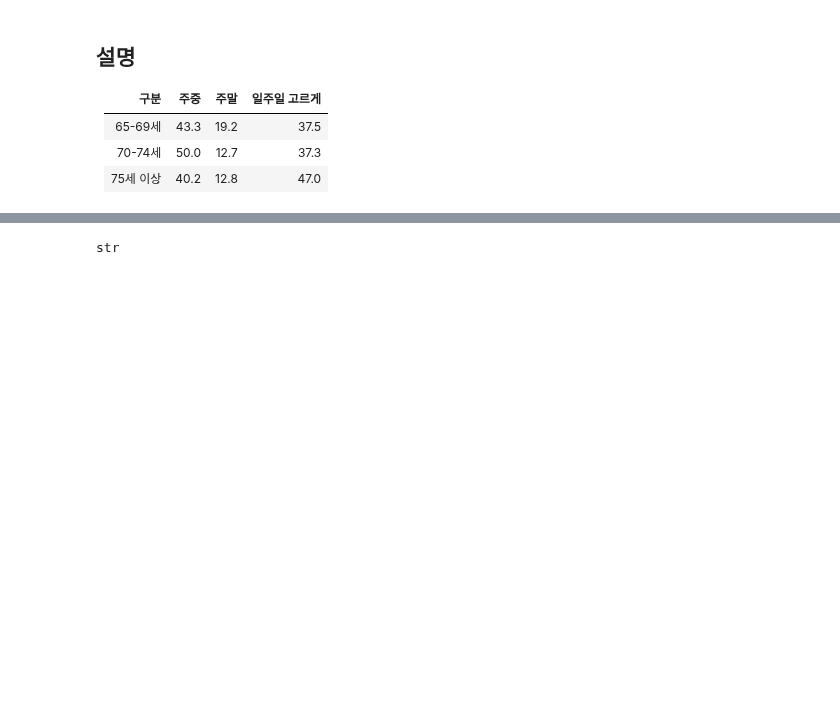
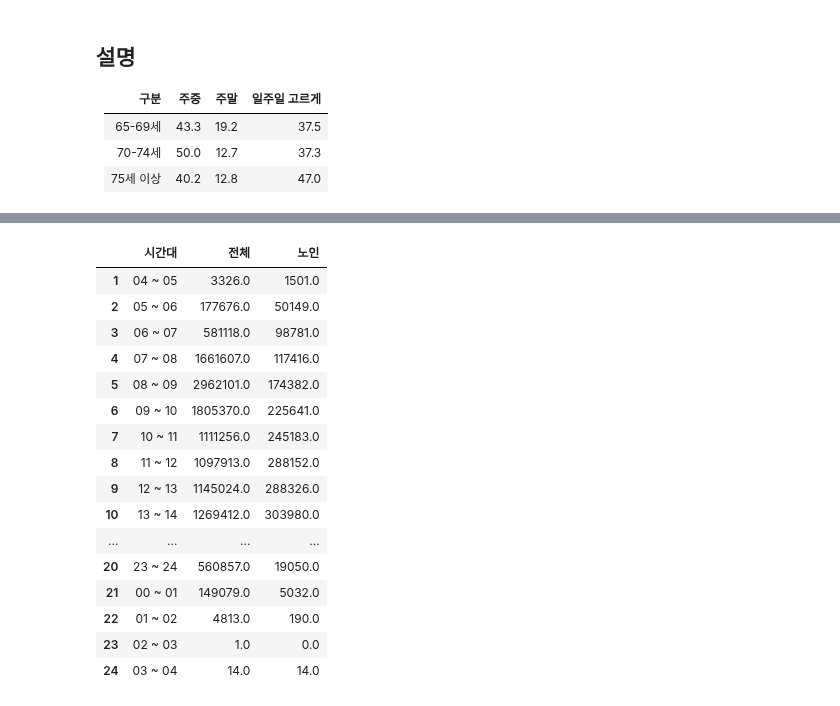
Before and after one commit to lg960214/DACON_Seoul_6, a Jupyter notebook: case_1.ipynb, the cells around one changed output, grey strips where cells are left out. Drawn from its saved outputs; the diff is of its cells as text; code cells hidden in the pictures; blank space fills up the shorter version.

```diff
--- a/case_1.ipynb
+++ b/case_1.ipynb
@@ -338,8 +356,8 @@ ValueError: time data 날짜 : 2015-01-02 doesn't match format specified
 # %%
-idx_1 = (df['구 분'] == '승차')
+idx_1 = (df_w1['구 분'] == '승차')
 
-df_c = df.loc[idx_1, :]
+df_c = df_w1.loc[idx_1, :]
 
-idx_elder = (df['할인'] == '우대')
+idx_elder = (df_w1['할인'] == '우대')
 
 df_c_elder = df_c.loc[idx_elder, :]
@@ -365,4 +364,37 @@ df_2
-# %%
-type(df['날짜'][2])
-# %% [output]
-str
+# %%
+day_of_week = [0]#,1,2,3,4]
+
+for day in day_of_week:
+    df_test = df.query('날짜.dt.dayofweek == %s' % day)
+
+    t_popul = df_test.iloc[:,4:29].sum()
+
+    idx_elder = (df_w1['할인'] == '우대')
+    e_popul = df_test.loc[idx_elder, :]
+    e_popul = e_popul.iloc[:,4:29].sum()
+
+    t_popul = t_popul.reset_index()[1:]
+    e_popul = e_popul.reset_index()[1:]
+
+    t_popul.columns = ['시간대', '전체']
+    t_popul['노인'] = e_popul[0]
+# %%
+t_popul
+# %% [output]
+|  | 시간대 | 전체 | 노인 |
+| 1 | 04 ~ 05 | 3326.0 | 1501.0 |
+| 2 | 05 ~ 06 | 177676.0 | 50149.0 |
+| 3 | 06 ~ 07 | 581118.0 | 98781.0 |
+| 4 | 07 ~ 08 | 1661607.0 | 117416.0 |
+| 5 | 08 ~ 09 | 2962101.0 | 174382.0 |
+| 6 | 09 ~ 10 | 1805370.0 | 225641.0 |
+| 7 | 10 ~ 11 | 1111256.0 | 245183.0 |
+| 8 | 11 ~ 12 | 1097913.0 | 288152.0 |
+| 9 | 12 ~ 13 | 1145024.0 | 288326.0 |
+| 10 | 13 ~ 14 | 1269412.0 | 303980.0 |
+| ... | ... | ... | ... |
+| 20 | 23 ~ 24 | 560857.0 | 19050.0 |
+| 21 | 00 ~ 01 | 149079.0 | 5032.0 |
+| 22 | 01 ~ 02 | 4813.0 | 190.0 |
+| 23 | 02 ~ 03 | 1.0 | 0.0 |
+| 24 | 03 ~ 04 | 14.0 | 14.0 |
```
Also changed, not shown: parts of 5 cells of this notebook.
